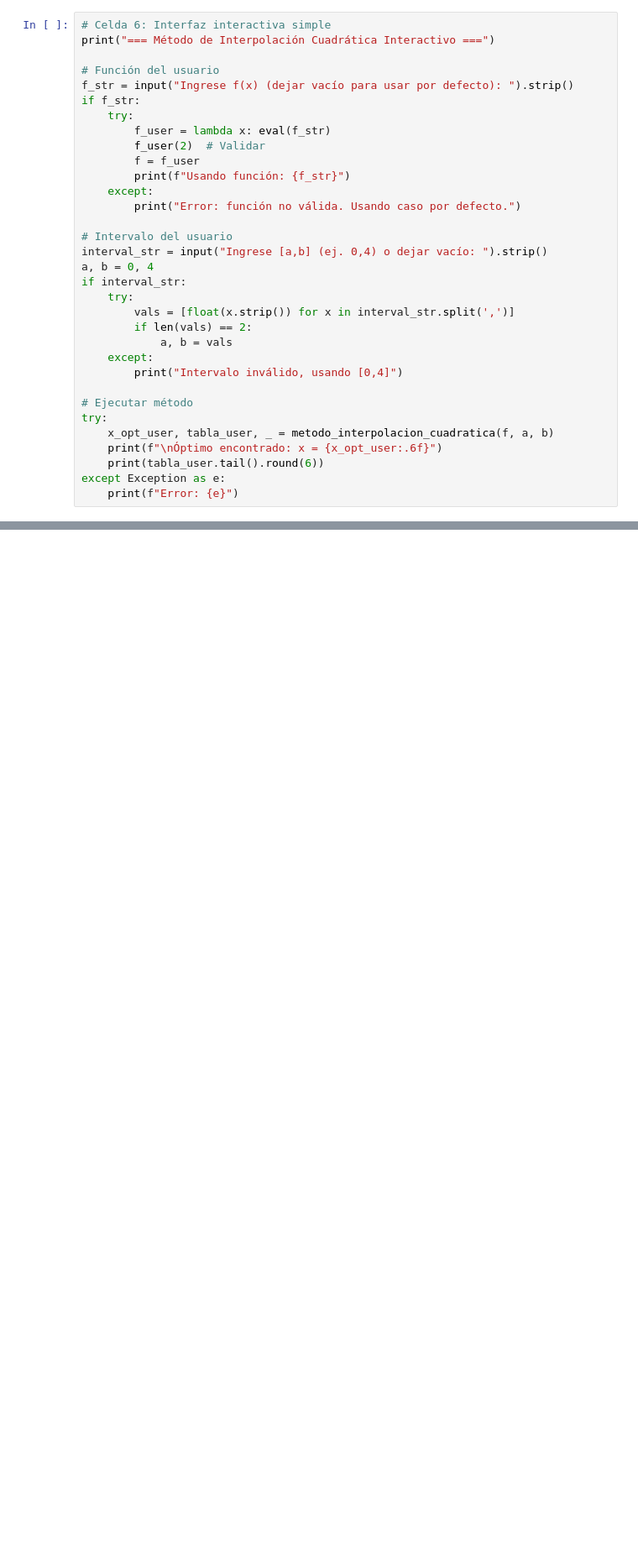
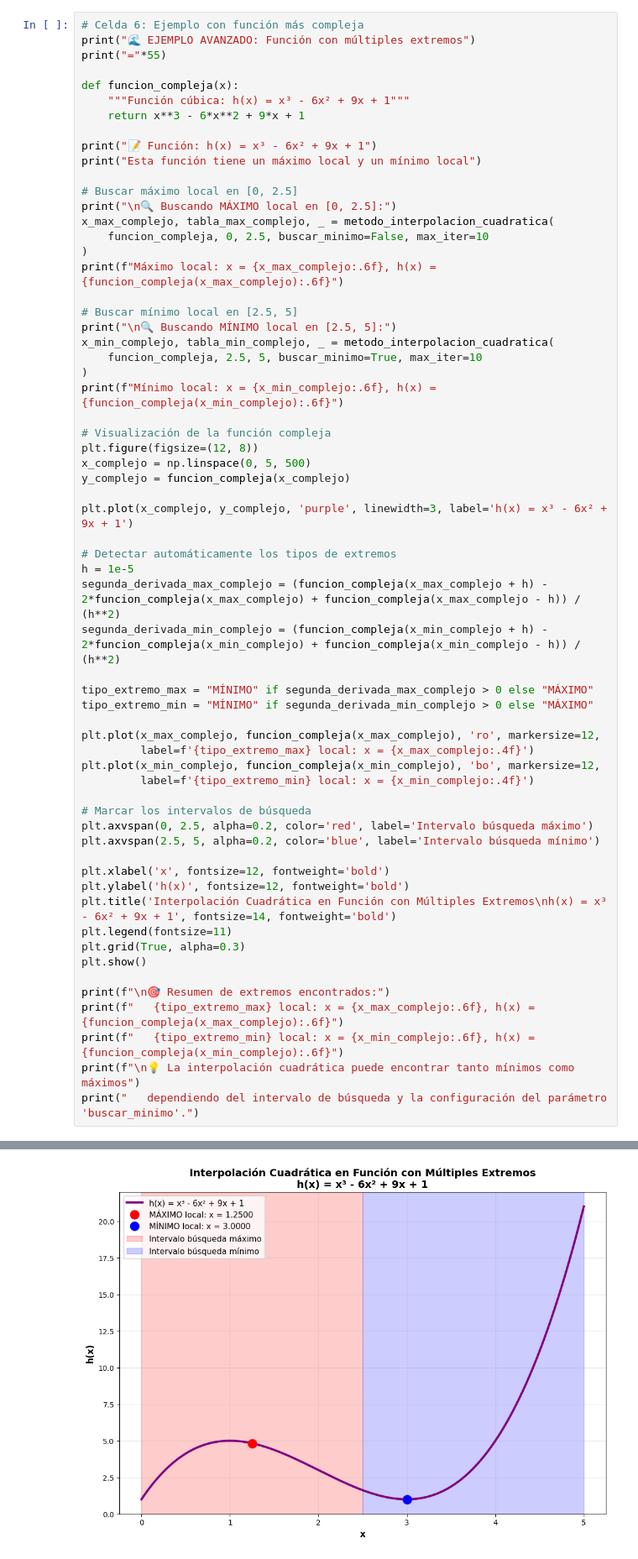
Before and after one commit to wil101/Optimizaci-n, a Jupyter notebook: interpolacion_cuadratica.ipynb, the cells around one changed output, grey strips where cells are left out. Shown: that part at 84% size. Saved outputs shown, nothing was run; the diff lists cells and outputs as text; blank space fills up the shorter version.

```diff
--- a/interpolacion_cuadratica.ipynb
+++ b/interpolacion_cuadratica.ipynb
@@ -96,34 +253,63 @@ plt.show()
 # %%
-# Celda 6: Interfaz interactiva simple
-print("=== Método de Interpolación Cuadrática Interactivo ===")
+# Celda 6: Ejemplo con función más compleja
+print("🌊 EJEMPLO AVANZADO: Función con múltiples extremos")
+print("="*55)
 
-# Función del usuario
-f_str = input("Ingrese f(x) (dejar vacío para usar por defecto): ").strip()
-if f_str:
-    try:
-        f_user = lambda x: eval(f_str)
-        f_user(2)  # Validar
-        f = f_user
-        print(f"Usando función: {f_str}")
-    except:
-        print("Error: función no válida. Usando caso por defecto.")
+def funcion_compleja(x):
+    """Función cúbica: h(x) = x³ - 6x² + 9x + 1"""
+    return x**3 - 6*x**2 + 9*x + 1
 
-# Intervalo del usuario
-interval_str = input("Ingrese [a,b] (ej. 0,4) o dejar vacío: ").strip()
-a, b = 0, 4
-if interval_str:
-    try:
-        vals = [float(x.strip()) for x in interval_str.split(',')]
-        if len(vals) == 2:
-            a, b = vals
-    except:
-        print("Intervalo inválido, usando [0,4]")
+print("📝 Función: h(x) = x³ - 6x² + 9x + 1")
+print("Esta función tiene un máximo local y un mínimo local")
 
-# Ejecutar método
-try:
-    x_opt_user, tabla_user, _ = metodo_interpolacion_cuadratica(f, a, b)
-    print(f"\nÓptimo encontrado: x = {x_opt_user:.6f}")
-    print(tabla_user.tail().round(6))
-except Exception as e:
-    print(f"Error: {e}")
+# Buscar máximo local en [0, 2.5]
+print("\n🔍 Buscando MÁXIMO local en [0, 2.5]:")
+x_max_complejo, tabla_max_complejo, _ = metodo_interpolacion_cuadratica(
+    funcion_compleja, 0, 2.5, buscar_minimo=False, max_iter=10
+)
+print(f"Máximo local: x = {x_max_complejo:.6f}, h(x) = {funcion_compleja(x_max_complejo):.6f}")
+
+# Buscar mínimo local en [2.5, 5]
+print("\n🔍 Buscando MÍNIMO local en [2.5, 5]:")
+x_min_complejo, tabla_min_complejo, _ = metodo_interpolacion_cuadratica(
+    funcion_compleja, 2.5, 5, buscar_minimo=True, max_iter=10
+)
+print(f"Mínimo local: x = {x_min_complejo:.6f}, h(x) = {funcion_compleja(x_min_complejo):.6f}")
+
+# Visualización de la función compleja
+plt.figure(figsize=(12, 8))
+x_complejo = np.linspace(0, 5, 500)
+y_complejo = funcion_compleja(x_complejo)
+
+plt.plot(x_complejo, y_complejo, 'purple', linewidth=3, label='h(x) = x³ - 6x² + 9x + 1')
+
+# Detectar automáticamente los tipos de extremos
+h = 1e-5
+segunda_derivada_max_complejo = (funcion_compleja(x_max_complejo + h) - 2*funcion_compleja(x_max_complejo) + funcion_compleja(x_max_complejo - h)) / (h**2)
+segunda_derivada_min_complejo = (funcion_compleja(x_min_complejo + h) - 2*funcion_compleja(x_min_complejo) + funcion_compleja(x_min_complejo - h)) / (h**2)
+
+tipo_extremo_max = "MÍNIMO" if segunda_derivada_max_complejo > 0 else "MÁXIMO"
+tipo_extremo_min = "MÍNIMO" if segunda_derivada_min_complejo > 0 else "MÁXIMO"
+
+plt.plot(x_max_complejo, funcion_compleja(x_max_complejo), 'ro', markersize=12,
+         label=f'{tipo_extremo_max} local: x = {x_max_complejo:.4f}')
+plt.plot(x_min_complejo, funcion_compleja(x_min_complejo), 'bo', markersize=12,
+         label=f'{tipo_extremo_min} local: x = {x_min_complejo:.4f}')
+
+# Marcar los intervalos de búsqueda
+plt.axvspan(0, 2.5, alpha=0.2, color='red', label='Intervalo búsqueda máximo')
+plt.axvspan(2.5, 5, alpha=0.2, color='blue', label='Intervalo búsqueda mínimo')
+
+plt.xlabel('x', fontsize=12, fontweight='bold')
+plt.ylabel('h(x)', fontsize=12, fontweight='bold')
+plt.title('Interpolación Cuadrática en Función con Múltiples Extremos\nh(x) = x³ - 6x² + 9x + 1', fontsize=14, fontweight='bold')
+plt.legend(fontsize=11)
+plt.grid(True, alpha=0.3)
+plt.show()
+
+print(f"\n🎯 Resumen de extremos encontrados:")
+print(f"   {tipo_extremo_max} local: x = {x_max_complejo:.6f}, h(x) = {funcion_compleja(x_max_complejo):.6f}")
+print(f"   {tipo_extremo_min} local: x = {x_min_complejo:.6f}, h(x) = {funcion_compleja(x_min_complejo):.6f}")
+print(f"\n💡 La interpolación cuadrática puede encontrar tanto mínimos como máximos")
+print("   dependiendo del intervalo de búsqueda y la configuración del parámetro 'buscar_minimo'.")
 # %% [output]
@@ -136,0 +326 @@ except Exception as e:
+[figure, added]
```
Also changed, not shown: parts of 5 cells of this notebook, 9 other files.
